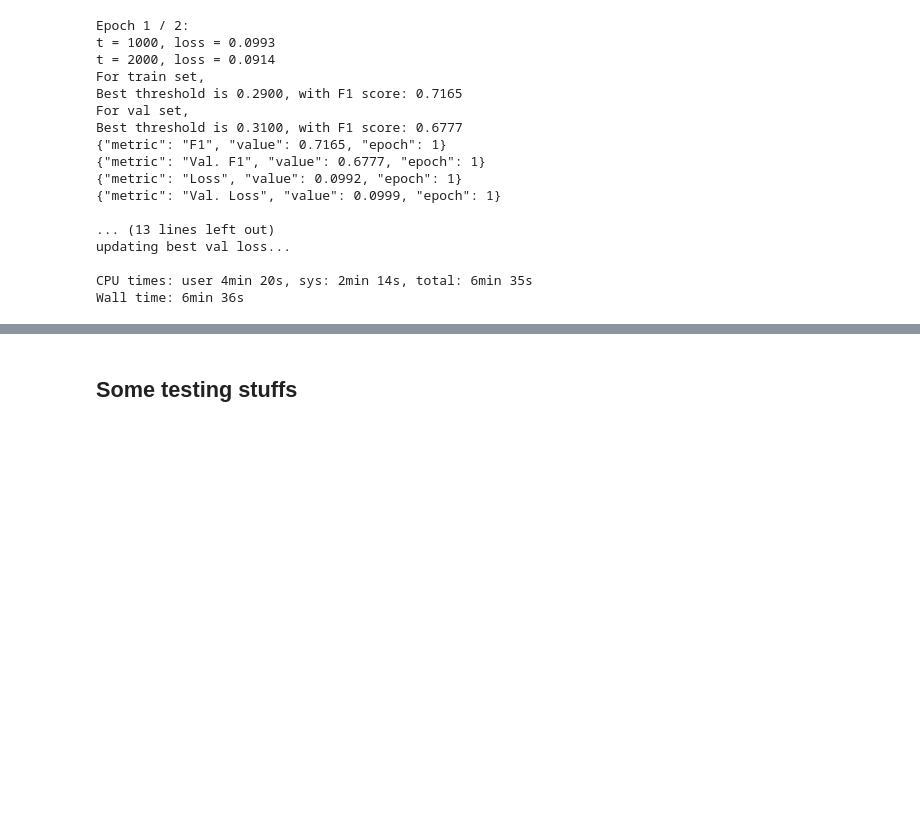
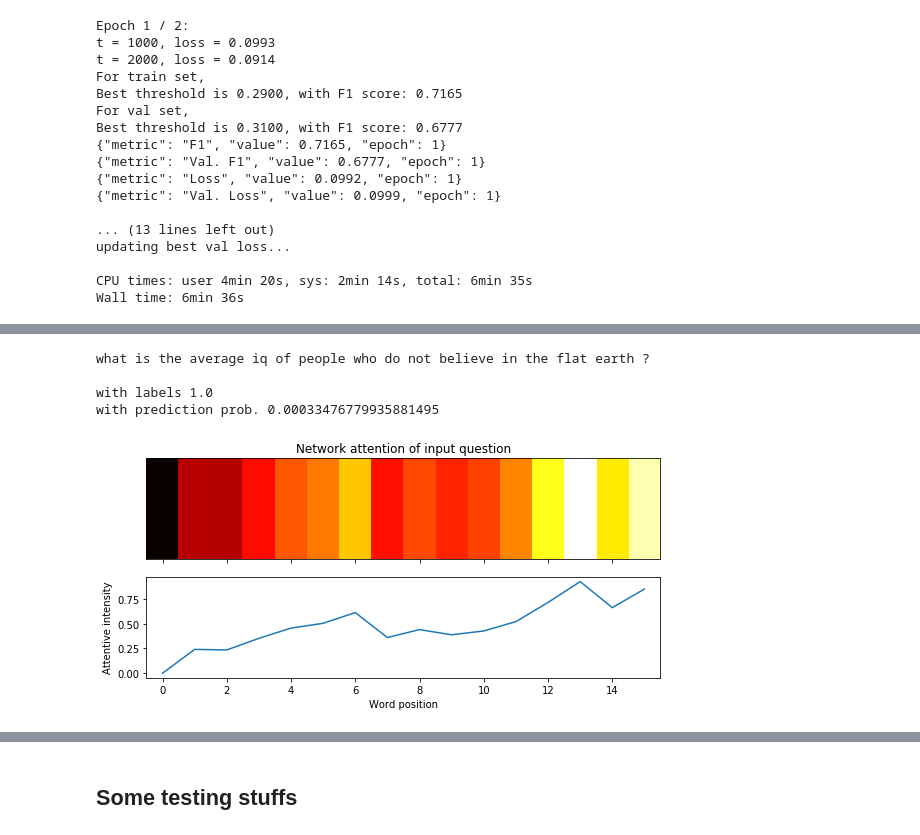
Before and after one commit to yurayli/kaggle-quora-insincere-questions-competition, a Jupyter notebook: quora_toxic.ipynb, the cells around one changed output, grey strips where cells are left out. Drawn from its saved outputs; the diff is of its cells as text; code cells hidden in the pictures; blank space fills up the shorter version.

```diff
--- a/quora_toxic.ipynb
+++ b/quora_toxic.ipynb
@@ -1238,0 +1156,11 @@ Wall time: 6min 36s
+# %%
+qt = xs[196]
+tgs = ys[196]
+
+see_results(qt, tgs)
+# %% [output]
+what is the average iq of people who do not believe in the flat earth ?
+
+with labels 1.0
+with prediction prob. 0.00033476779935881495
+[figure, added]
```
Also changed, not shown: parts of 32 cells of this notebook.
